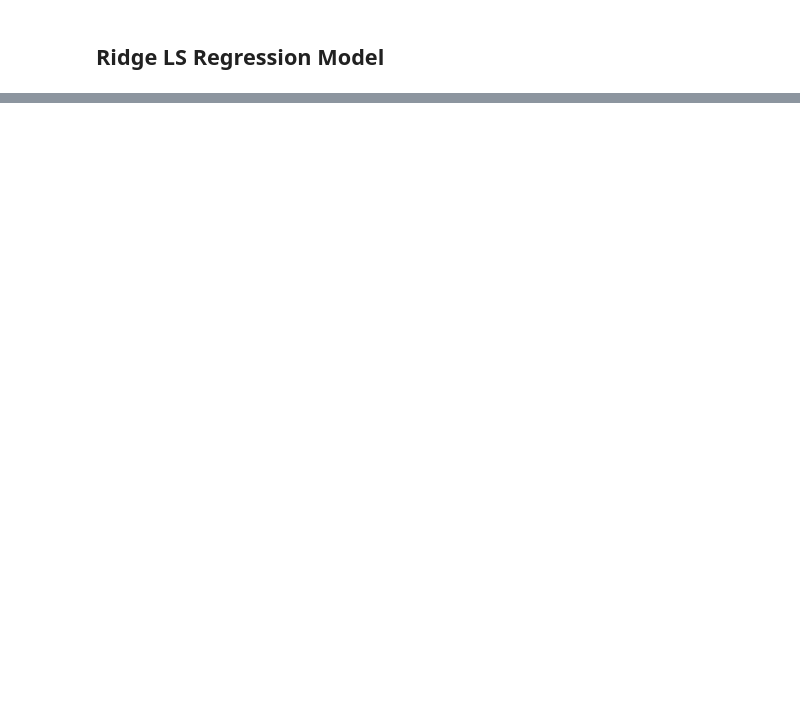
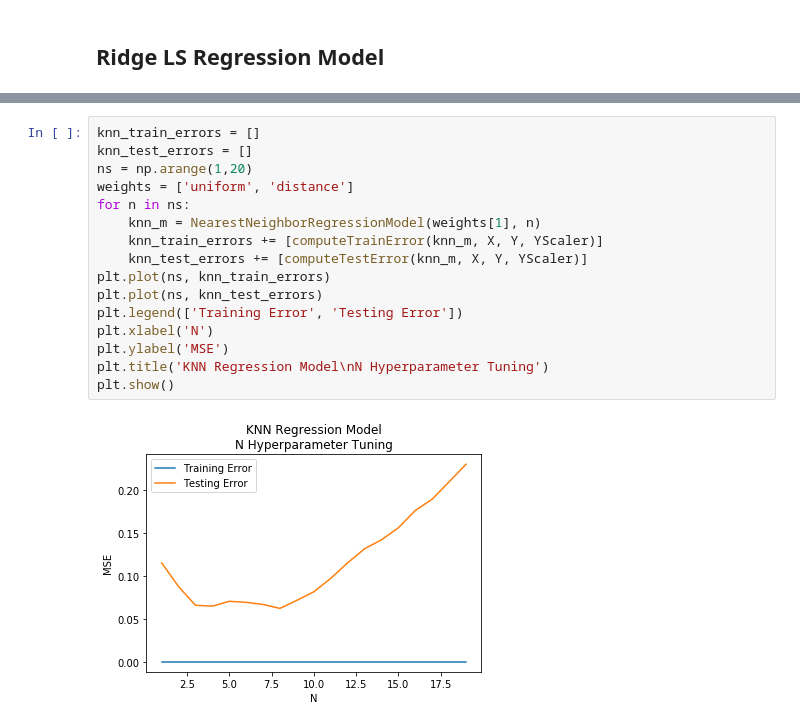
Before and after one commit to mattsit/ph-machine-learning, a Jupyter notebook: model_pipeline/Main.ipynb, the cells around one changed output, grey strips where cells are left out. Cells and saved outputs as stored; diff of their text form; blank space fills up the shorter version.

Commit message:
Added classification models and gridsearch

```diff
--- a/model_pipeline/Main.ipynb
+++ b/model_pipeline/Main.ipynb
@@ -43,3 +48,21 @@ plt.title('Ridge LS Regression Model\nLambda Hyperparameter Tuning')
 plt.show()
 # %% [output]
 [figure]
+# %%
+knn_train_errors = []
+knn_test_errors = []
+ns = np.arange(1,20)
+weights = ['uniform', 'distance']
+for n in ns:
+    knn_m = NearestNeighborRegressionModel(weights[1], n)
+    knn_train_errors += [computeTrainError(knn_m, X, Y, YScaler)]
+    knn_test_errors += [computeTestError(knn_m, X, Y, YScaler)]
+plt.plot(ns, knn_train_errors)
+plt.plot(ns, knn_test_errors)
+plt.legend(['Training Error', 'Testing Error'])
+plt.xlabel('N')
+plt.ylabel('MSE')
+plt.title('KNN Regression Model\nN Hyperparameter Tuning')
+plt.show()
+# %% [output]
+[figure, added]
```
Also changed, not shown: parts of 4 cells of this notebook, 8 other files.
